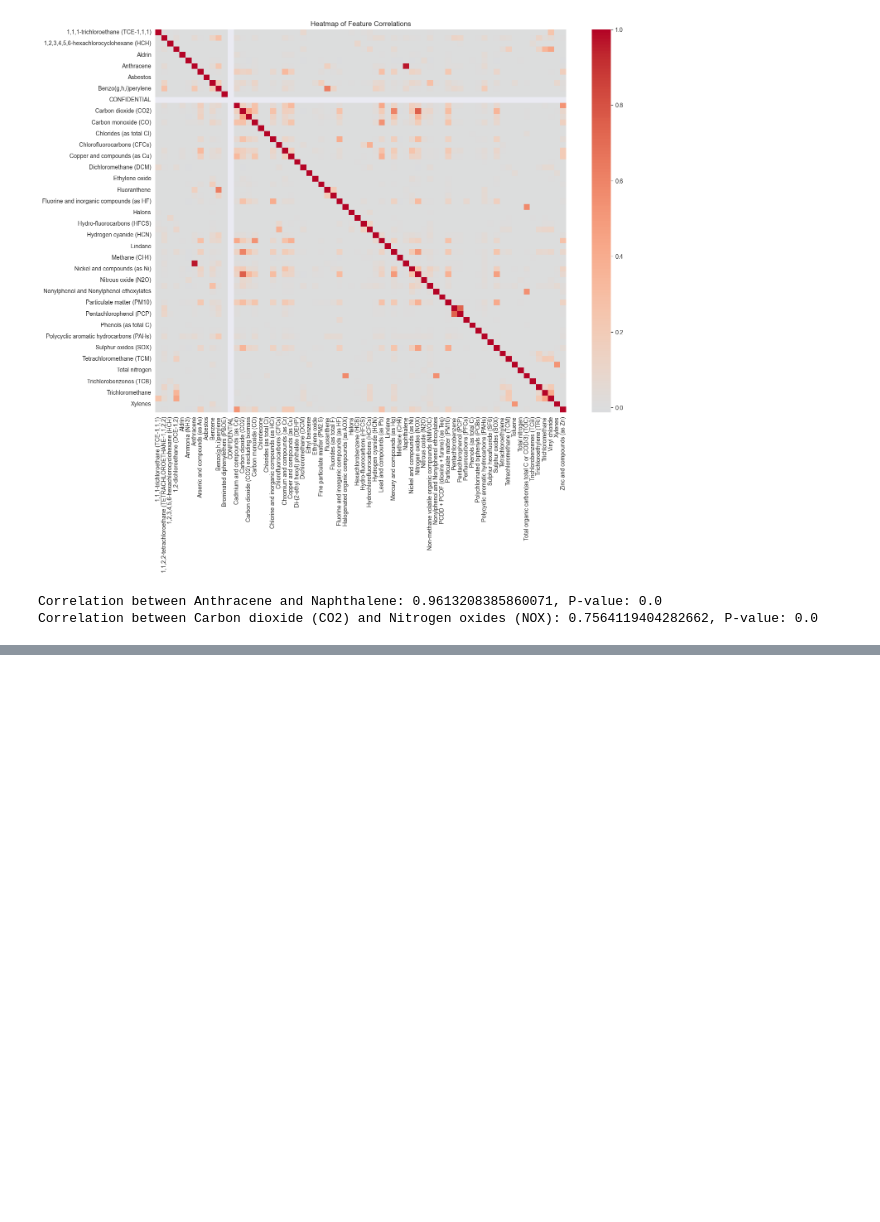
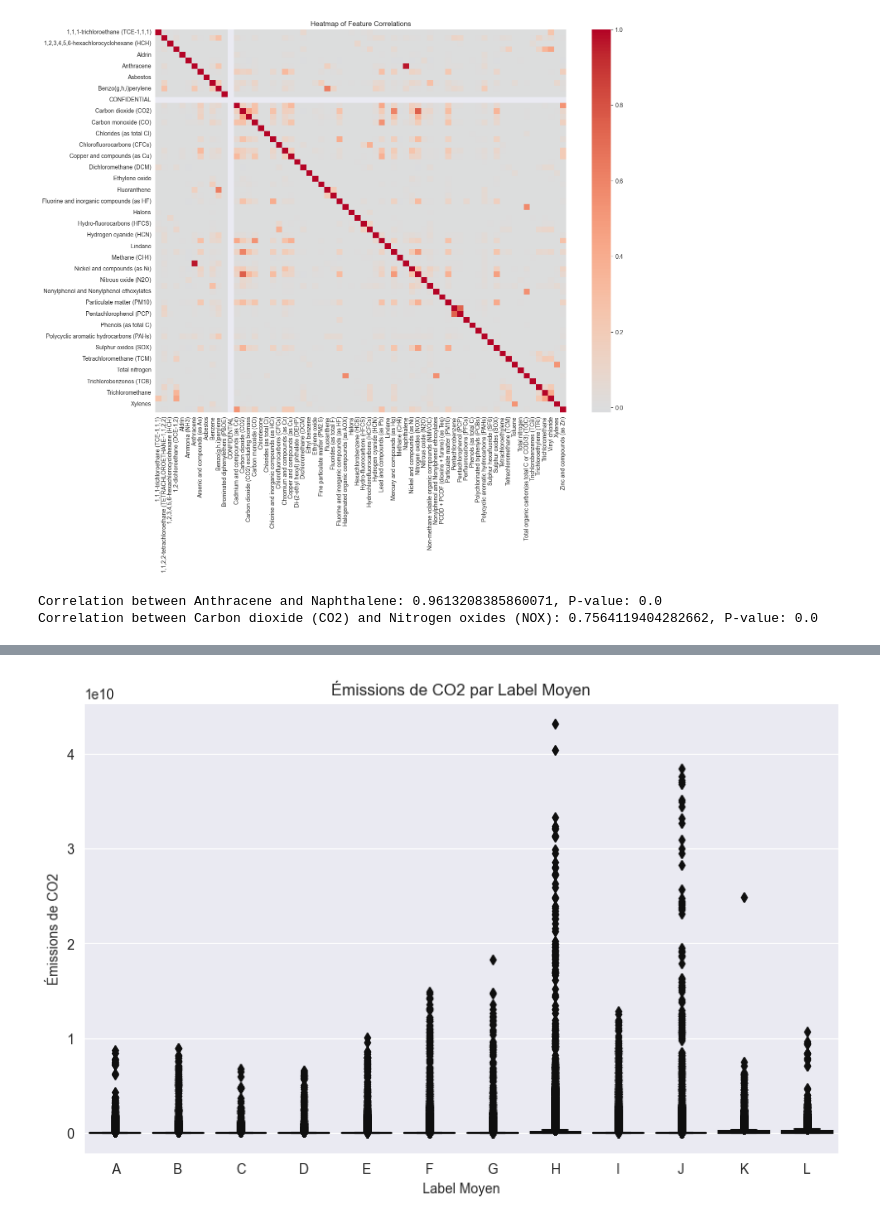
Before and after one commit to FanZy0127/environmental_impact, a Jupyter notebook: modules/Air/test.ipynb, the cells around one changed output, grey strips where cells are left out. Saved outputs shown, nothing was run; the diff lists cells and outputs as text; code cells hidden in the pictures; blank space fills up the shorter version.

```diff
--- a/modules/Air/test.ipynb
+++ b/modules/Air/test.ipynb
@@ -123,0 +237,10 @@ df_agg_per_FacilityInspireID_per_year = df_final.groupby(['FacilityInspireID', '
+# %%
+# Boxplot des émissions de CO2 pour chaque label moyen
+plt.figure(figsize=(10, 6))
+sns.boxplot(x='average_label', y='Carbon dioxide (CO2)', data=df_agg_per_FacilityInspireID_per_year, palette='cubehelix')
+plt.title('Émissions de CO2 par Label Moyen')
+plt.xlabel('Label Moyen')
+plt.ylabel('Émissions de CO2')
+plt.show()
+# %% [output]
+[figure, added]
```
Also changed, not shown: parts of 11 cells of this notebook.
